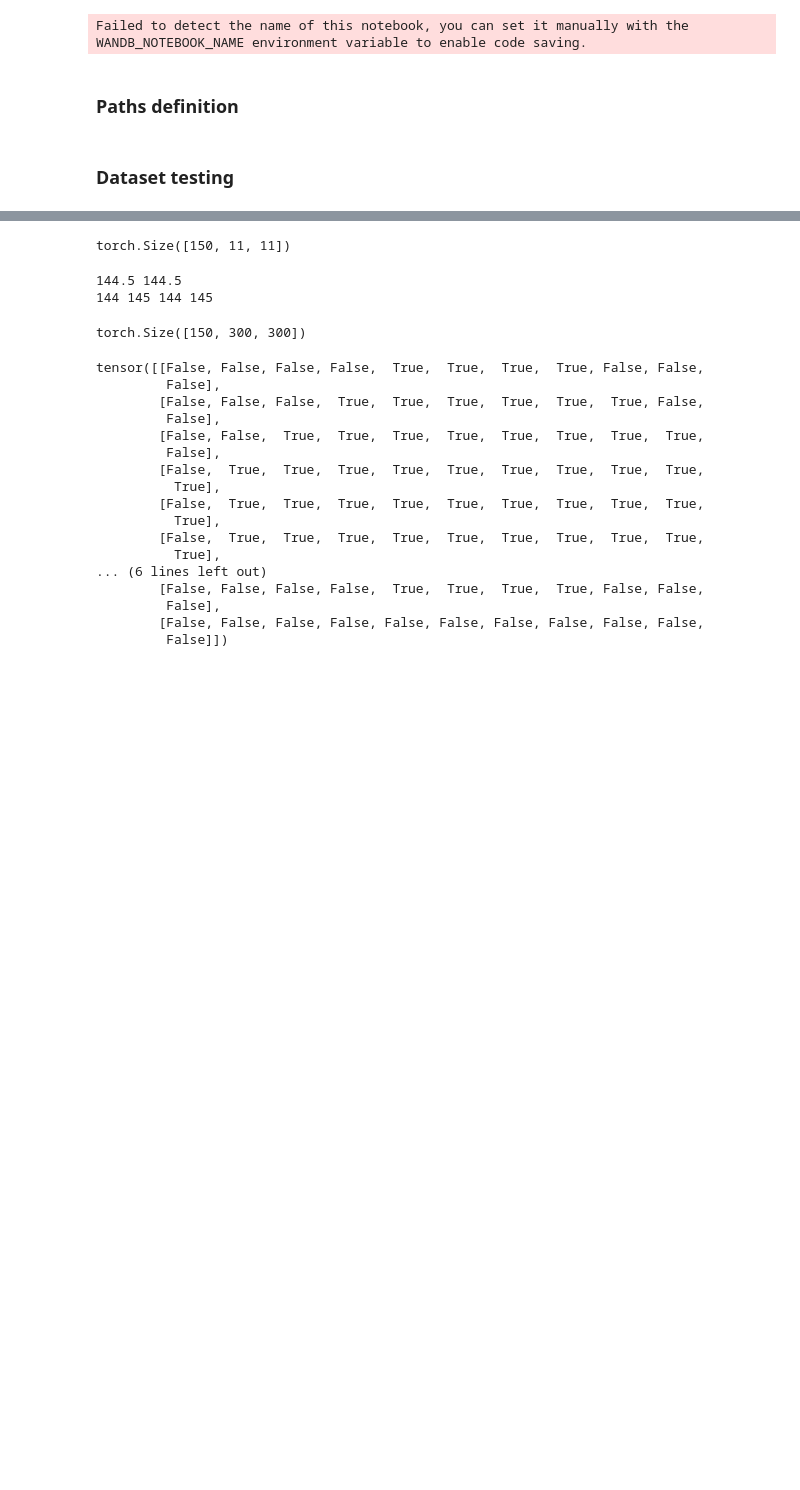
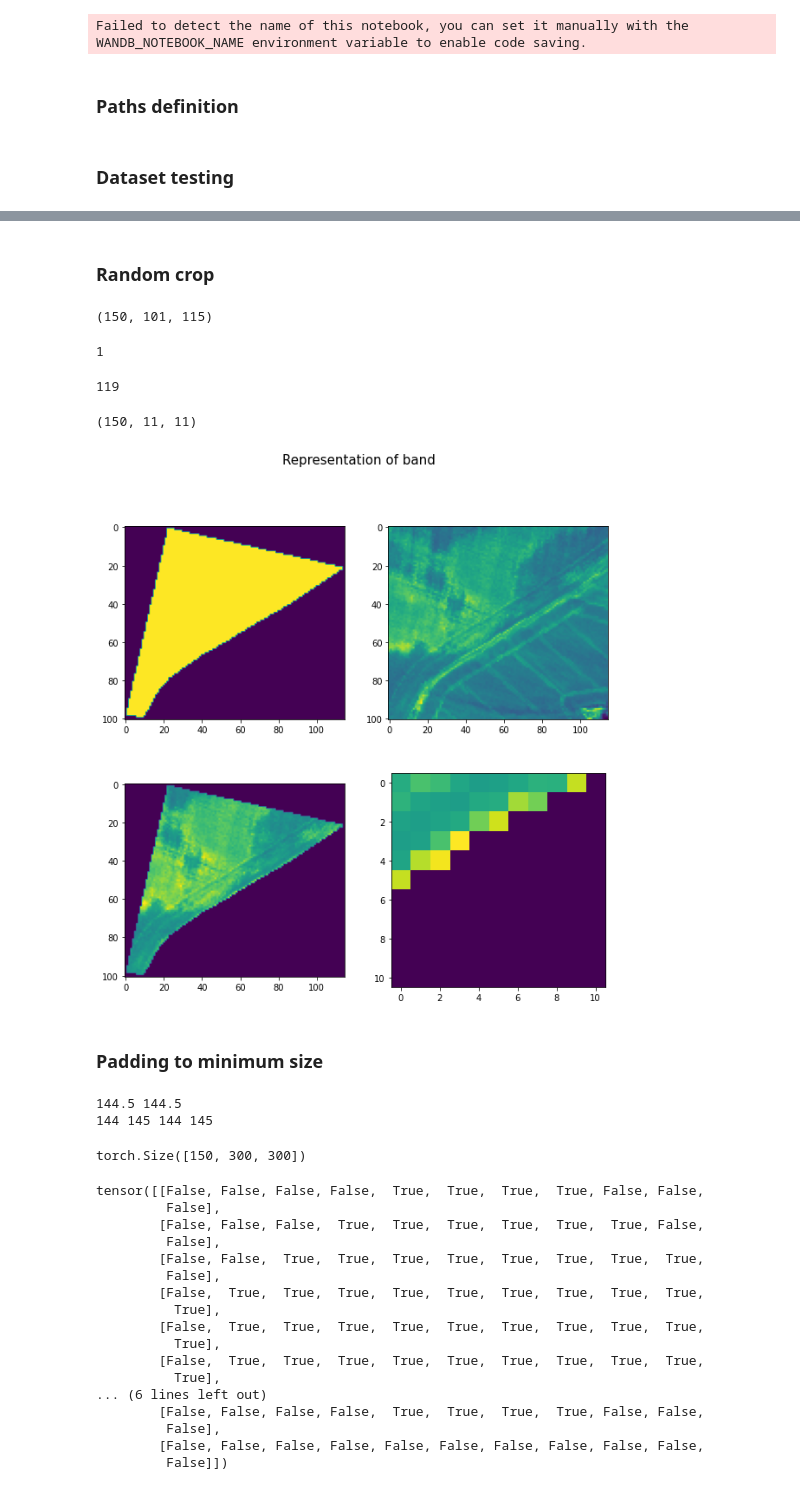
Before and after one commit to JakubCha/HYPERVIEW, a Jupyter notebook: code/pure_pytorch/HyperView_Torch_4Params_DIRTY_ResNets_04_03_2022.ipynb, the cells around one changed output, grey strips where cells are left out. Saved outputs shown, nothing was run; the diff lists cells and outputs as text; code cells hidden in the pictures; blank space fills up the shorter version.

```diff
--- a/code/pure_pytorch/HyperView_Torch_4Params_DIRTY_ResNets_04_03_2022.ipynb
+++ b/code/pure_pytorch/HyperView_Torch_4Params_DIRTY_ResNets_04_03_2022.ipynb
@@ -198,4 +160,2 @@ plt.show()
-# %%
-tensor_data_masked.shape
-# %% [output]
-torch.Size([150, 11, 11])
+# %% [markdown]
+### Random crop
@@ -202,3 +165,40 @@ torch.Size([150, 11, 11])
+# %%
+tensor_data_masked_array.shape
+# %% [output]
+(150, 101, 115)
+# %%
+i = 0
+empty = True
+while empty:
+    i += 1
+    print(i)
+    cropped = np.transpose(random_crop(np.transpose(tensor_data_masked_array, (1,2,0)), 11, 11, random.random(), random.random()), (2,0,1))
+    if np.count_nonzero(cropped[0]) > 60:
+        empty=False
+# %% [output]
+1
+# %%
+np.count_nonzero(cropped[0])
+# %% [output]
+119
+# %%
+cropped.shape
+# %% [output]
+(150, 11, 11)
+# %%
+fig, axs = plt.subplots(2, 2, figsize=(10, 10))
+
+axs[0, 0].imshow(tensor_mask_bool_array[0, :, :].data)
+axs[0, 1].imshow(tensor_data[0, :, :])
+
+axs[1, 0].imshow(tensor_data_masked_array[0, :, :])
+axs[1, 1].imshow(cropped[0, :, :])
+plt.suptitle(f'Representation of band', fontsize=15)
+plt.show()
+# %% [output]
+[figure, added]
+# %% [markdown]
+### Padding to minimum size
 # %%
 def pad_to_minimum_size(min_size, image):
     c, h, w = image.shape
```
Also changed, not shown: parts of 19 cells of this notebook, 9 other files.
